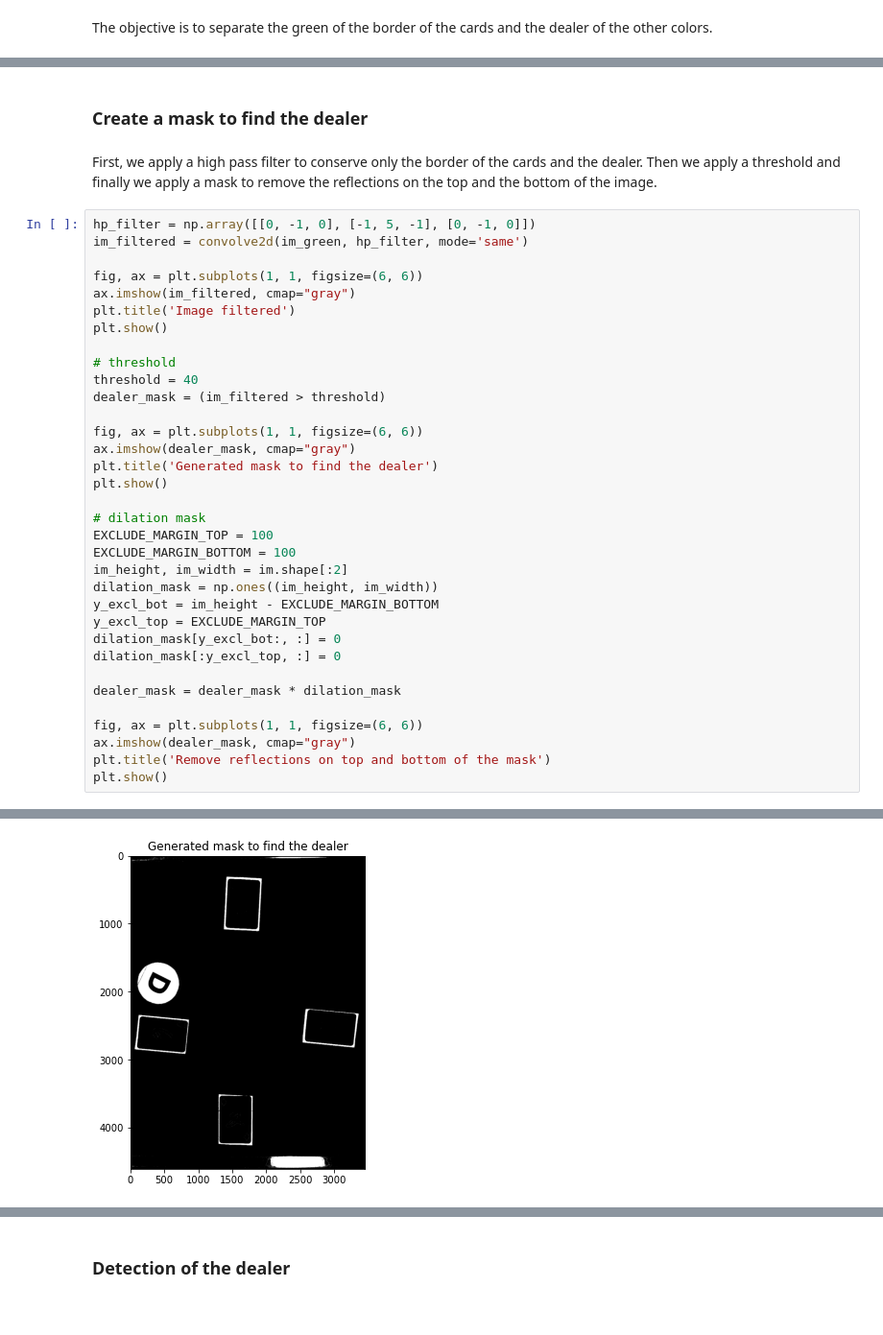
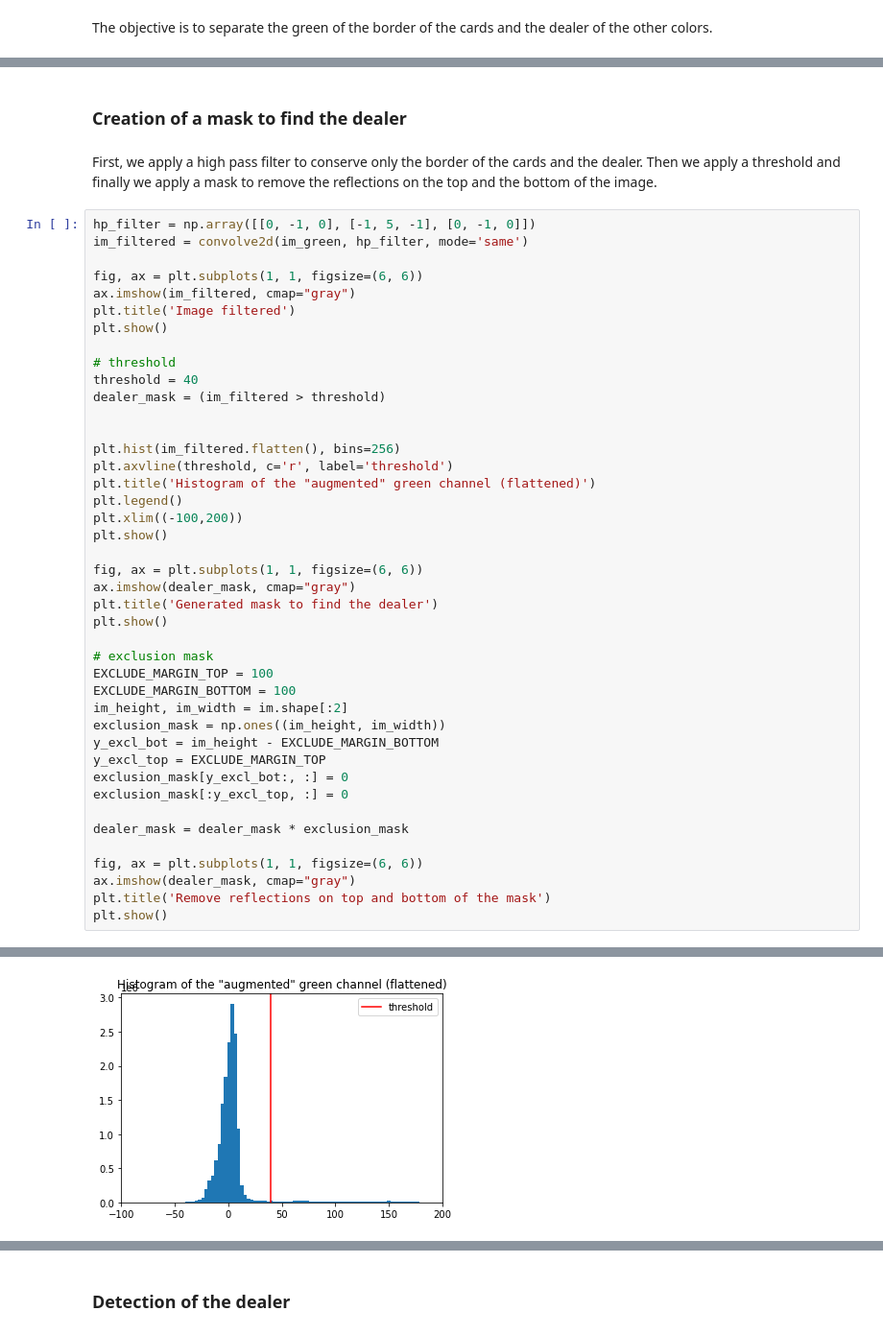
Before and after one commit to aalshabaan/iapr, a Jupyter notebook: project/project.ipynb, the cells around one changed output, grey strips where cells are left out. Shown at 96% size. Cells and saved outputs as stored; diff of their text form.

```diff
--- a/project/project.ipynb
+++ b/project/project.ipynb
@@ -443,41 +427,49 @@ plt.show()
 # %% [markdown]
-### Create a mask to find the dealer
+### Creation of  a mask to find the dealer
 # %% [markdown]
 First, we apply a high pass filter to conserve only the border of the cards and the dealer. Then we apply a threshold and finally we apply a mask to remove the reflections on the top and the bottom of the image.
 # %%
 hp_filter = np.array([[0, -1, 0], [-1, 5, -1], [0, -1, 0]])
 im_filtered = convolve2d(im_green, hp_filter, mode='same')
 
 fig, ax = plt.subplots(1, 1, figsize=(6, 6))
 ax.imshow(im_filtered, cmap="gray")
 plt.title('Image filtered')
 plt.show()
 
 # threshold
 threshold = 40
 dealer_mask = (im_filtered > threshold)
 
+
+plt.hist(im_filtered.flatten(), bins=256)
+plt.axvline(threshold, c='r', label='threshold')
+plt.title('Histogram of the "augmented" green channel (flattened)')
+plt.legend()
+plt.xlim((-100,200))
+plt.show()
+
 fig, ax = plt.subplots(1, 1, figsize=(6, 6))
 ax.imshow(dealer_mask, cmap="gray")
 plt.title('Generated mask to find the dealer')
 plt.show()
 
-# dilation mask
+# exclusion mask
 EXCLUDE_MARGIN_TOP = 100
 EXCLUDE_MARGIN_BOTTOM = 100
 im_height, im_width = im.shape[:2]
-dilation_mask = np.ones((im_height, im_width))
+exclusion_mask = np.ones((im_height, im_width))
 y_excl_bot = im_height - EXCLUDE_MARGIN_BOTTOM
 y_excl_top = EXCLUDE_MARGIN_TOP
-dilation_mask[y_excl_bot:, :] = 0
-dilation_mask[:y_excl_top, :] = 0
+exclusion_mask[y_excl_bot:, :] = 0
+exclusion_mask[:y_excl_top, :] = 0
 
-dealer_mask = dealer_mask * dilation_mask
+dealer_mask = dealer_mask * exclusion_mask
 
 fig, ax = plt.subplots(1, 1, figsize=(6, 6))
 ax.imshow(dealer_mask, cmap="gray")
 plt.title('Remove reflections on top and bottom of the mask')
 plt.show()
 # %% [output]
 [figure]
-[figure, old version]
+[figure, new version]
```
Also changed, not shown: parts of 14 cells of this notebook.
